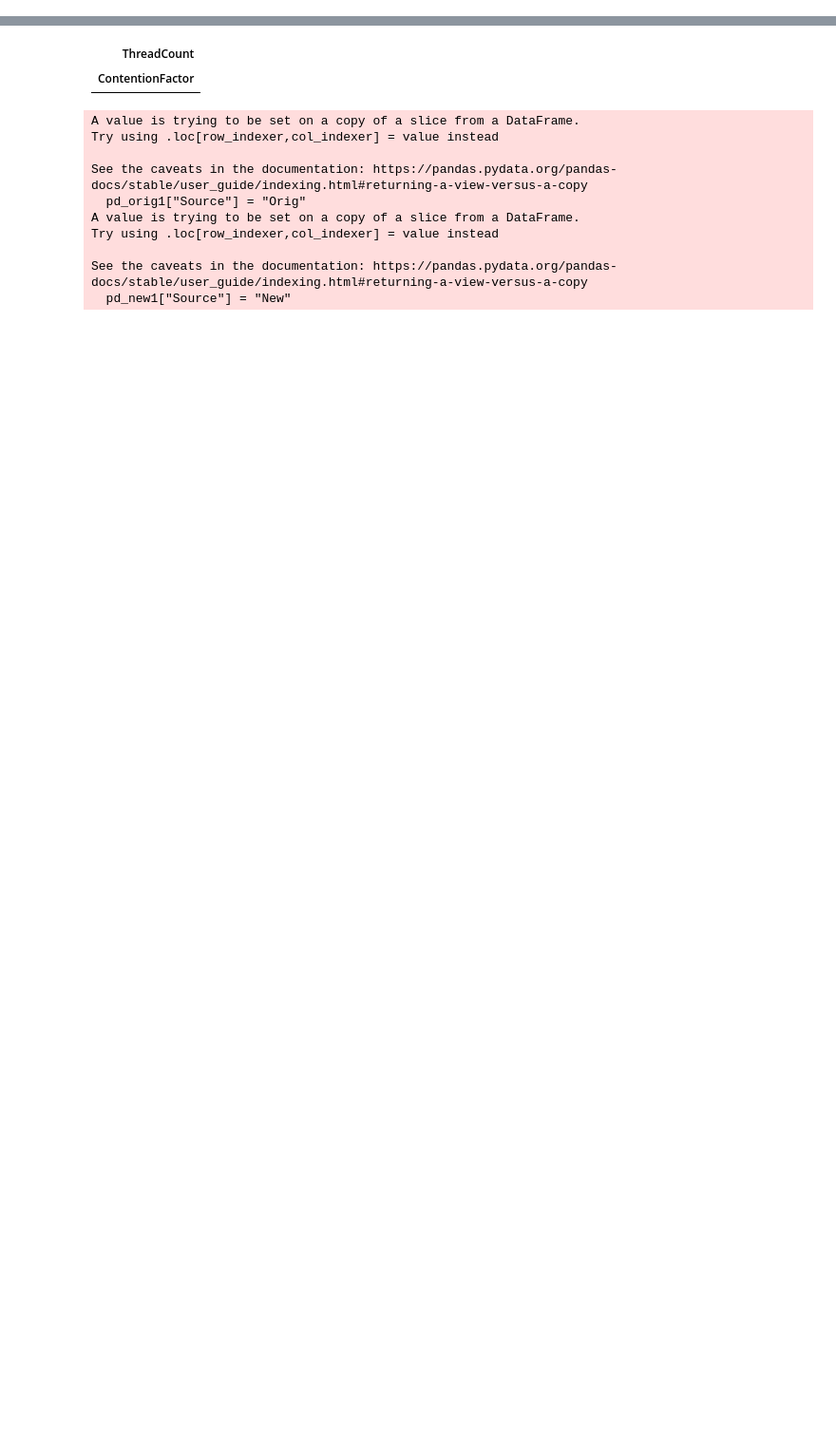
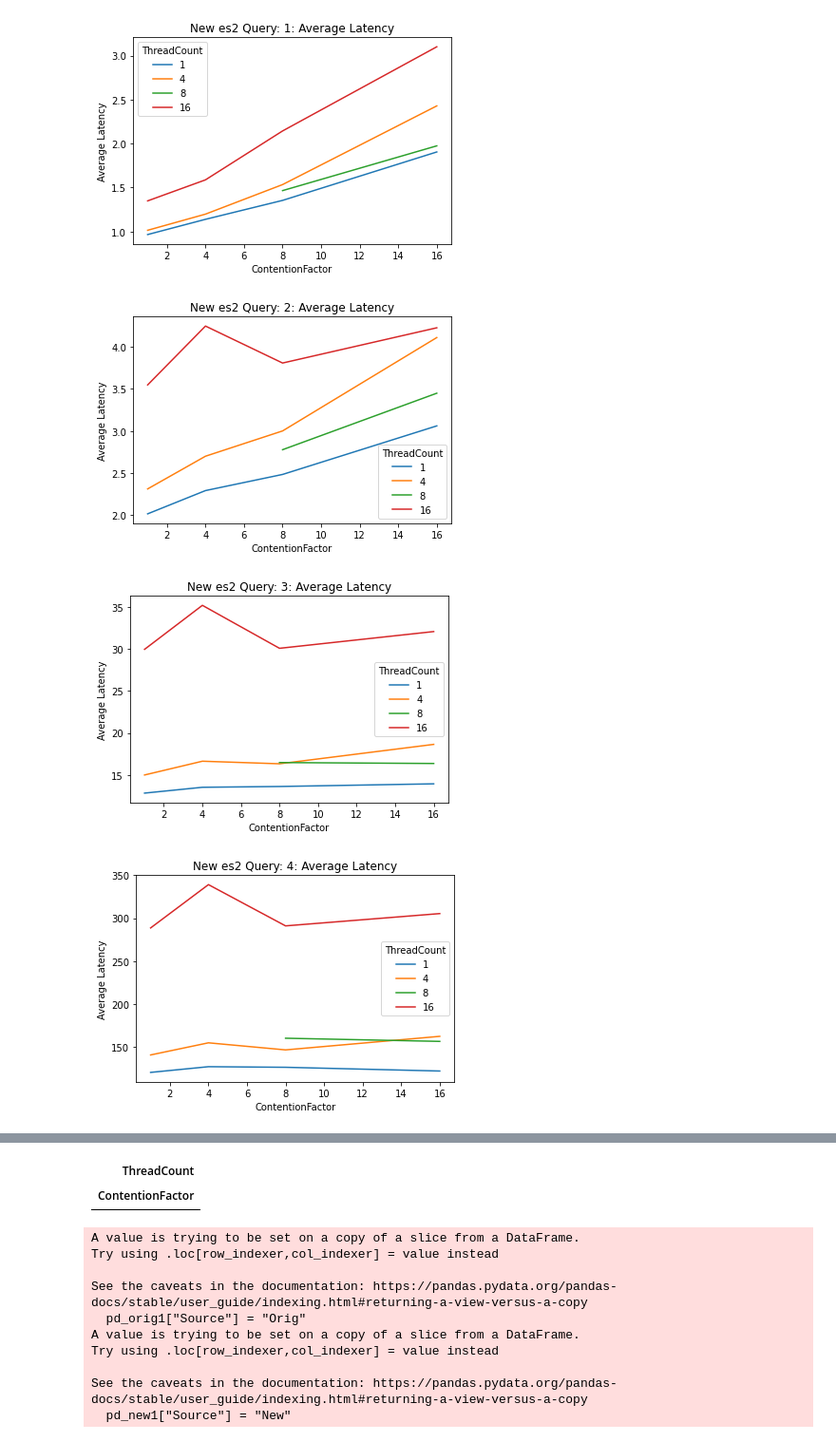
Before and after one commit to markbenvenuto/perf_tooling, a Jupyter notebook: notebooks/es_summary_analysis_diff.ipynb, the cells around one changed output, grey strips where cells are left out. Shown: that part at 95% size. Cells and saved outputs as stored; diff of their text form; code cells hidden in the pictures; blank space fills up the shorter version.

```diff
--- a/notebooks/es_summary_analysis_diff.ipynb
+++ b/notebooks/es_summary_analysis_diff.ipynb
@@ -92,0 +139,36 @@ TypeError: no numeric data to plot
+# %%
+def plot_average_latency(file_name, title, query, experiment):
+    # Make a pivot table for operation throughput for query and graph it
+    pd = pandas.read_csv(file_name)
+    pd1 = pd.query(f"QueryNumber == '{query}' & Experiment == '{experiment}'")
+    piv = pd1.pivot(index='ContentionFactor', columns="ThreadCount", values="AverageLatencyMillis")
+
+    piv.plot(title=f"{title} {experiment} Query: {query}: Average Latency", ylabel="Average Latency (Milliseconds)")
+
+# query = "7"
+# experiment = "es2"
+# pd = pandas.read_csv(csv_new_file)
+# pd1 = pd.query(f"(QueryNumber == '2' or QueryNumber == '3') & Experiment == '{experiment}'")
+# piv = pd1
+#piv = pd1.pivot(index='ContentionFactor', columns="ThreadCount", values="OperationThroughput")
+# piv
+plot_average_latency(csv_new_file, "New", "1", "es2")
+plot_average_latency(csv_new_file, "New", "2", "es2")
+plot_average_latency(csv_new_file, "New", "3", "es2")
+plot_average_latency(csv_new_file, "New", "4", "es2")
+plot_average_latency(csv_new_file, "New", "5", "es2")
+plot_average_latency(csv_new_file, "New", "6", "es2")
+plot_average_latency(csv_new_file, "New", "7", "es2")
+plot_average_latency(csv_new_file, "New", "8", "es2")
+plot_average_latency(csv_new_file, "New", "9", "es2")
+plot_average_latency(csv_new_file, "New", "10", "es2")
+plot_average_latency(csv_new_file, "New", "11", "es2")
+plot_average_latency(csv_new_file, "New", "12", "es2")
+plot_average_latency(csv_new_file, "New", "13", "es2")
+
+plot_average_latency(csv_new_file, "New", "14", "es2")
+# %% [output]
+[figure, added]
+[figure, added]
+[figure, added]
+[figure, added]
```
Also changed, not shown: parts of 7 cells of this notebook, 8 other files.
